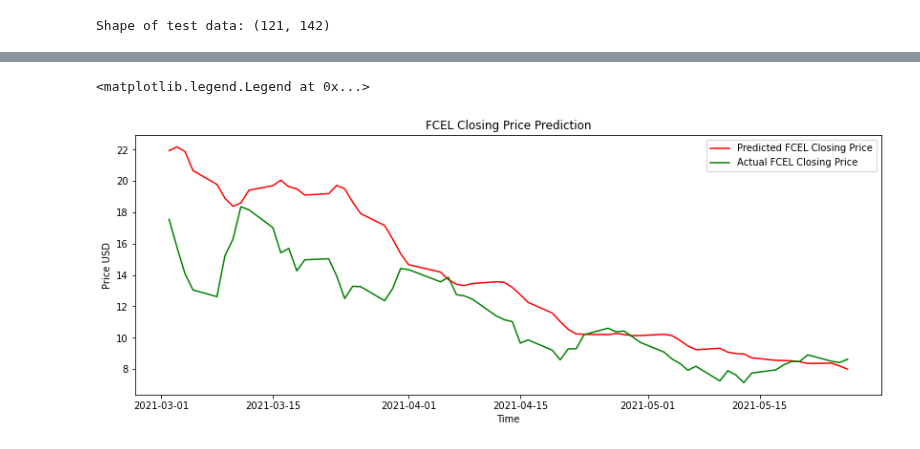
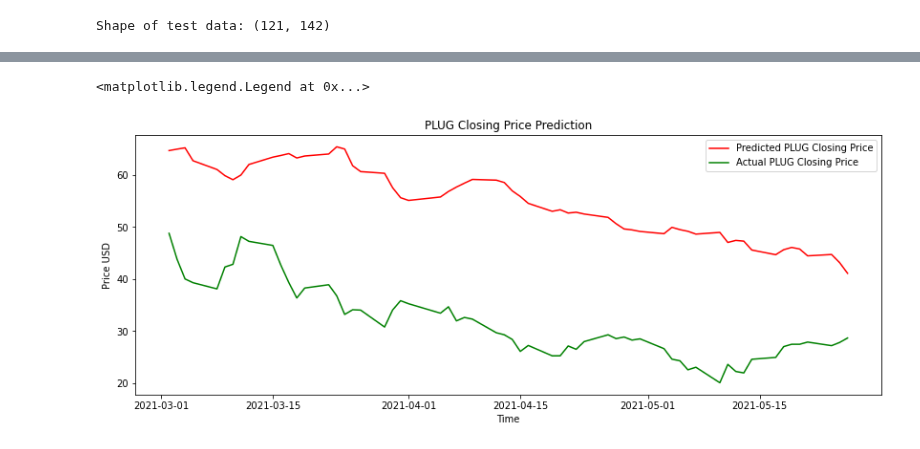
Before and after one commit to jmacdonald2010/stock-prediction, a Jupyter notebook: mlTests03_EOD.ipynb, the cells around one changed output, grey strips where cells are left out. Cells and saved outputs as stored; diff of their text form; code cells hidden in the pictures.

Commit message:
easy to change symbols now

```diff
--- a/mlTests03_EOD.ipynb
+++ b/mlTests03_EOD.ipynb
@@ -165,7 +168,7 @@ training_data.isna().sum().sum()
 *The minmax_single symbol will be the one we are trying to predict. In this case, the one we are trying to predict is FCEL*
 # %%
 # First, create a singular dataframe from the symbol you would like to predict vaues for
-training_data_predicted = training_data['FCEL']
+training_data_predicted = training_data[symbol]
 training_data_predicted = training_data_predicted.to_frame()
 training_data_predicted
 # %% [output]
@@ -188,14 +191,14 @@ minmax = MinMaxScaler(feature_range=(0,1))
 minmax_single = MinMaxScaler(feature_range=(0,1))
 
 # Replace FCEL w/ the symbol you'd like to predict, also apply this elsewhere
-training_data = training_data.drop(columns='FCEL')
+training_data = training_data.drop(columns=symbol)
 train_scaled = np.concatenate([minmax.fit_transform(training_data.values), minmax_single.fit_transform(training_data_predicted.values)], axis=1)
 
 columns = [i for i in training_data.columns]
-columns.append('FCEL')
+columns.append(symbol)
 
 # I am apparently missing all of the predicted symbol when later merging my data, maybe this will help?
-training_data['FCEL'] = training_data_predicted['FCEL']
+training_data[symbol] = training_data_predicted[symbol]
 
 train_scaled = pd.DataFrame(train_scaled, columns=columns)
 train_scaled
@@ -296,8 +299,8 @@ total_data = pd.concat((training_data, test_data), axis=0)
 inputs = total_data[len(total_data) - len(test_data) - 60:]
 # inputs = data[len(data) - len(test_data) - 60:]
 
-predicted_input = inputs['FCEL'].to_frame()
-inputs = inputs.drop(columns='FCEL')
+predicted_input = inputs[symbol].to_frame()
+inputs = inputs.drop(columns=symbol)
 
 test_scaled = np.concatenate([minmax.transform(inputs), minmax_single.transform(predicted_input)], axis=1)
 print('Shape of test data:', test_scaled.shape)
@@ -317,6 +320,6 @@ Shape of test data: (121, 142)
 predicted_price = regressor.predict(X_test)
 predicted_price = minmax_single.inverse_transform(predicted_price)
 predicted_price = pd.DataFrame(predicted_price)
-predicted_price.rename(columns = {0: 'FCEL_predicted'}, inplace=True)
+predicted_price.rename(columns = {0: f'{symbol}_predicted'}, inplace=True)
 predicted_price = predicted_price.round(decimals=2)
 predicted_price.index = test_data.index
@@ -339,15 +342,15 @@ Name: FCEL_predicted, Length: 61, dtype: float32
 # %%
 # Visualization
 from sklearn.metrics import mean_squared_error
 plt.figure(figsize=(14,5))
 #mse = mean_squared_error(y_test, predicted_price)
-plt.plot(predicted_price['FCEL_predicted'], color = 'red', label= 'Predicted FCEL Closing Price')
-plt.plot(test_data['FCEL'], color = 'green', label = 'Actual FCEL Closing Price')
+plt.plot(predicted_price[f'{symbol}_predicted'], color = 'red', label= f'Predicted {symbol} Closing Price')
+plt.plot(test_data[symbol], color = 'green', label = f'Actual {symbol} Closing Price')
 # plt.title("FCEL Closing PRice Prediction w/ MSE {:10:4f}".format(mse))
-plt.title('FCEL Closing Price Prediction')
+plt.title(f'{symbol} Closing Price Prediction')
 plt.xlabel("Time")
 plt.ylabel('Price USD')
 plt.legend()
 # %% [output]
 <matplotlib.legend.Legend at 0x...>
-[figure, old version]
+[figure, new version]
```
Also changed, not shown: parts of 6 cells of this notebook, 1 other file.
